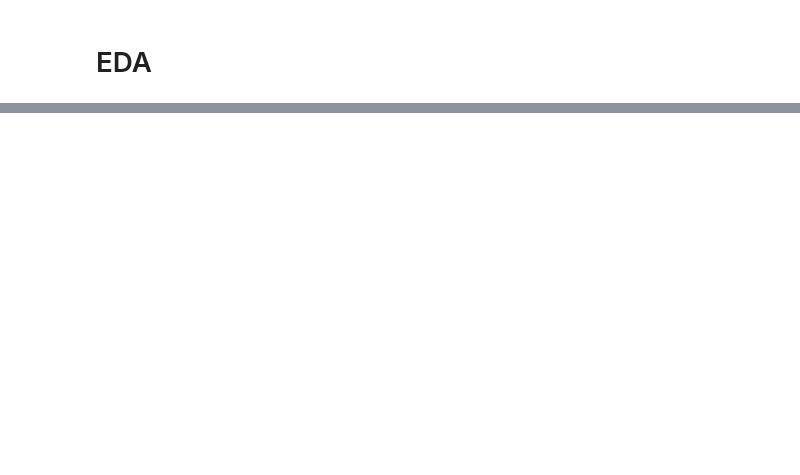
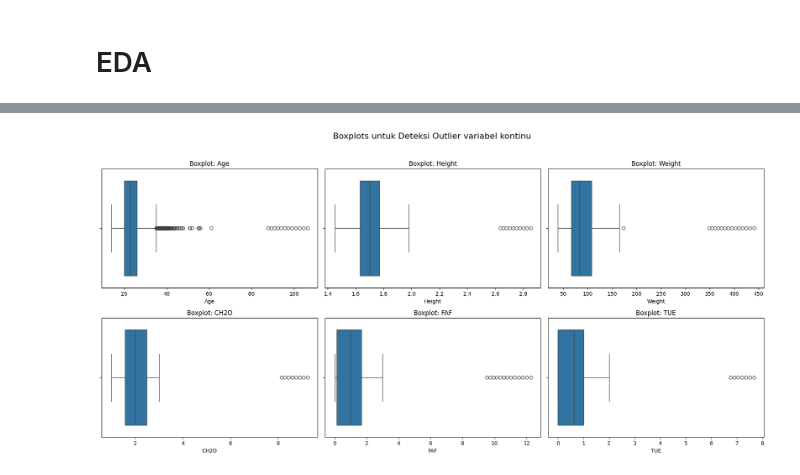
Before and after one commit to RenGun150504/Bengkod, a Jupyter notebook: Colab_Obesitas.ipynb, the cells around one changed output, grey strips where cells are left out. Saved outputs shown, nothing was run; the diff lists cells and outputs as text; code cells hidden in the pictures; blank space fills up the shorter version.

```diff
--- a/Colab_Obesitas.ipynb
+++ b/Colab_Obesitas.ipynb
@@ -60,0 +158,16 @@ df.describe()
+# %%
+# boxplot untuk mendeteksi outlier variabel kontinu
+numeric_columns = ["Age", "Height", "Weight", "CH2O", "FAF", "TUE"]
+valid_continuous = [col for col in numeric_columns if col in df.columns]
+plt.figure(figsize=(18, 12))
+for i, col in enumerate(valid_continuous,1):
+    plt.subplot(3, 3, i)
+    sns.boxplot(data=df, x=col, orient='h')
+    plt.title(f'Boxplot: {col}')
+    plt.tight_layout()
+
+plt.suptitle('Boxplots untuk Deteksi Outlier variabel kontinu', fontsize=16, y=1.02)
+plt.tight_layout()
+plt.show()
+# %% [output]
+[figure, added]
```
Also changed, not shown: parts of 39 cells of this notebook.
